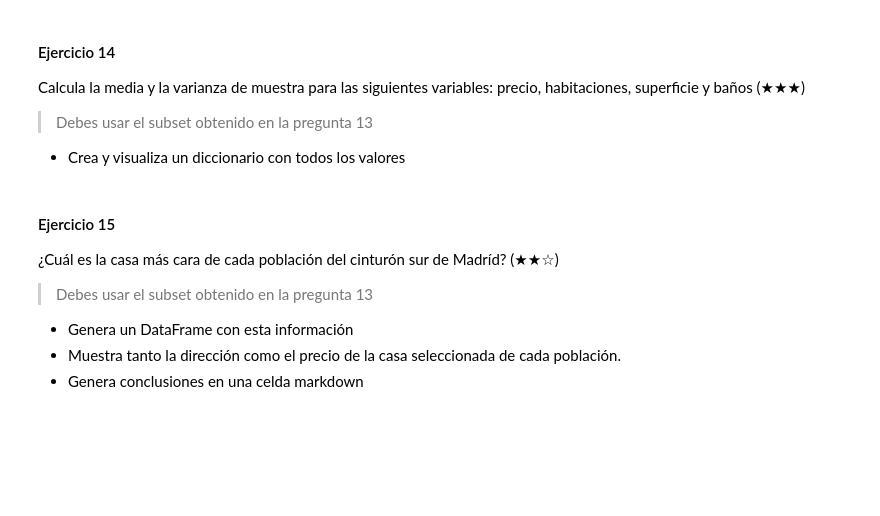
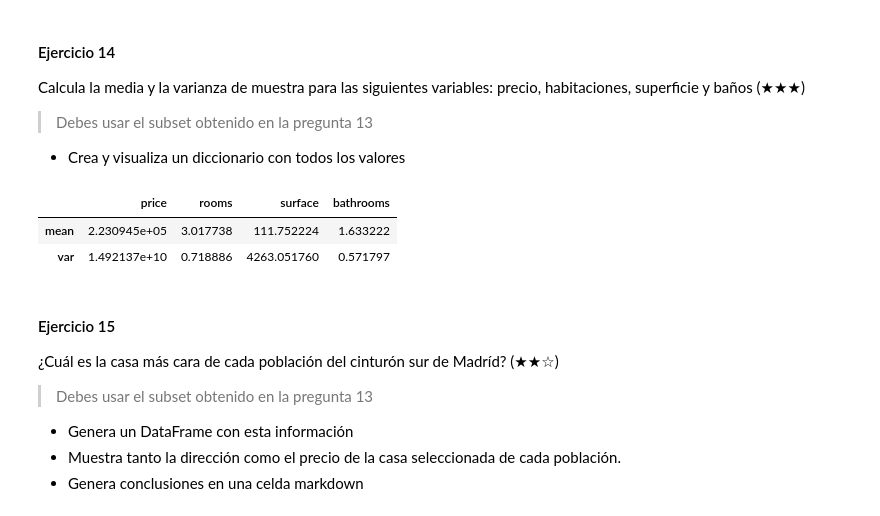
Before and after one commit to sncastro/proyecto-integrador-trabajando-con-un-dataframe, a Jupyter notebook: notebooks/project.ipynb, the cells around one changed output. Saved outputs shown, nothing was run; the diff lists cells and outputs as text; code cells hidden in the pictures; blank space fills up the shorter version.

Commit message:
Versión para entregar.

```diff
--- a/notebooks/project.ipynb
+++ b/notebooks/project.ipynb
@@ -157,7 +309,13 @@ Calcula la media y la varianza de muestra para las siguientes variables: precio,
 
 - Crea y visualiza un diccionario con todos los valores
 # %%
-# TODO
+variables = ['price', 'rooms', 'surface', 'bathrooms']
+df_cinturon_sur_estadisticas = df_cinturon_sur[variables].agg(['mean','var'])  # Busco la media y varianza para las variables que definí previamente
+df_cinturon_sur_estadisticas
+# %% [output]
+|  | price | rooms | surface | bathrooms |
+| mean | 2.230945e+05 | 3.017738 | 111.752224 | 1.633222 |
+| var | 1.492137e+10 | 0.718886 | 4263.051760 | 0.571797 |
 # %% [markdown]
 #### Ejercicio 15
 
```
Also changed, not shown: parts of 28 cells of this notebook.
